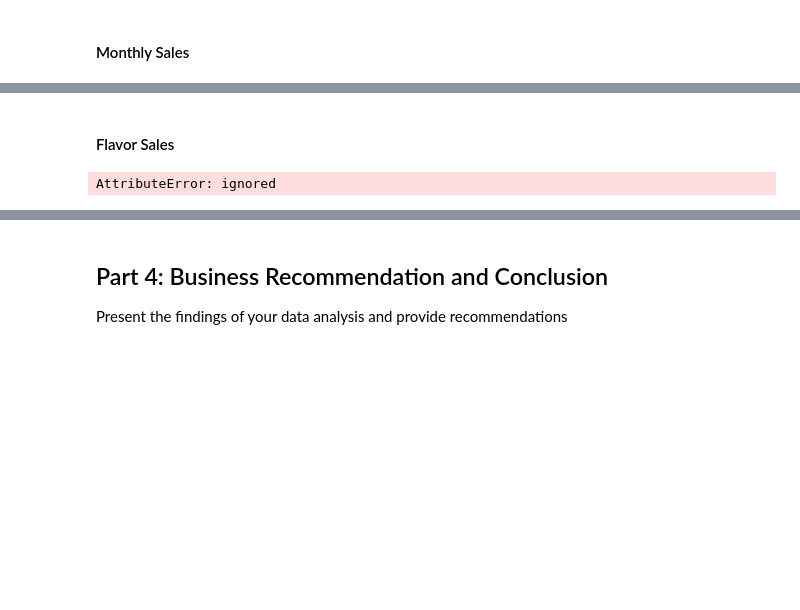
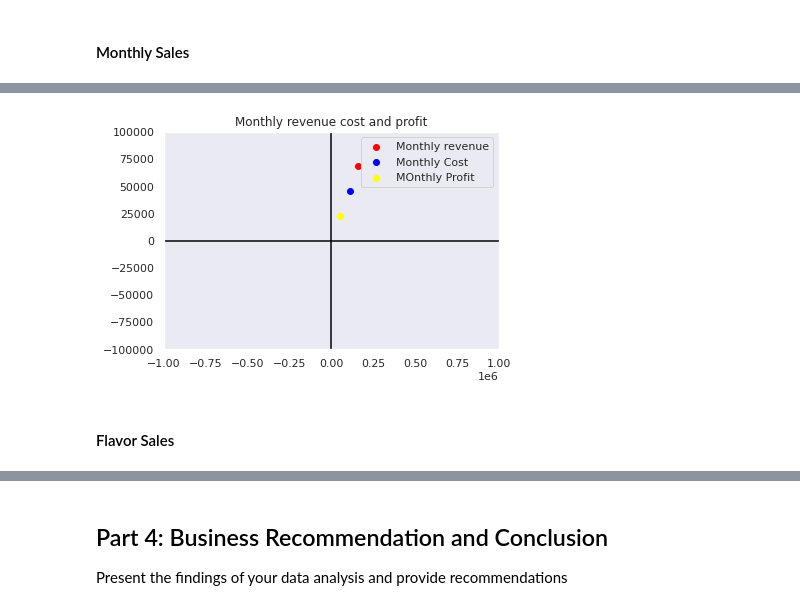
Before and after one commit to nicanorjimenez/Midterm-Project, a Jupyter notebook: LinAlg_Midterms.ipynb, the cells around one changed output, grey strips where cells are left out. Saved outputs shown, nothing was run; the diff lists cells and outputs as text; code cells hidden in the pictures; blank space fills up the shorter version.

```diff
--- a/LinAlg_Midterms.ipynb
+++ b/LinAlg_Midterms.ipynb
@@ -73,10 +73,10 @@ import numpy as np
 
 sales_mat = np.array(df_sales.set_index('flavor'))
 
-a = np.array(df_prices)[0]
-prices_mat = a.reshape((12,1))## reshaped the vector to the appropriate size
-b = np.array(df_prices)[1]
-costs_mat = b.reshape((12,1))
+array_price = np.array(df_prices)[0]
+prices_mat = array_price.reshape((12,1))## reshaped the vector to the appropriate size
+array_cost = np.array(df_prices)[1]
+costs_mat = array_cost.reshape((12,1))
 
 
 ## Do not alter these lines
@@ -105,10 +105,10 @@ Solving for the monthly profit will be the sum of all profits made on that month
 # %%
 #Create a function that *returns* and prints the monthly sales and profit for each month
 def monthly_sales(price, cost, sales):
-    monthly_revenue = np.multiply(sales_mat,prices_mat)
-    monthly_costs = np.multiply(sales_mat,costs_mat)
+    monthly_revenue = sales_mat@prices_mat
+    monthly_costs = sales_mat@costs_mat#used matrix multiplication
     monthly_profits = np.subtract(monthly_revenue,monthly_costs)
-    return monthly_revenue.flatten(), monthly_costs.flatten(), monthly_profits.flatten()
+    return monthly_revenue.flatten(), monthly_costs.flatten(), monthly_profits.flatten()#return the variables
 # %%
 ### Do not alter this cell
 month_rev, month_cost, month_profit = monthly_sales(prices_mat, costs_mat, sales_mat)
@@ -171,7 +184,26 @@ AttributeError: ignored
+# %%
+plot_month_revenue = month_rev
+plot_month_cost = month_cost
+plot_month_profit = month_profit
+
+
+
+
+plt.scatter(plot_month_revenue[0],plot_month_revenue[1], label='Monthly revenue', c='red')
+plt.scatter(plot_month_cost[0],plot_month_cost[1], label='Monthly Cost', c='blue')
+plt.scatter(plot_month_profit[0],plot_month_profit[1], label='MOnthly Profit', c='yellow')
+
+plt.title("Monthly revenue cost and profit")
+plt.xlim(-1000000, 1000000)
+plt.ylim(-100000, 100000)
+plt.axhline(y=0, color='black')
+plt.axvline(x=0, color='black')
+plt.grid()
+plt.legend()
+plt.show()
+
+#some codes inspired  from my Lab activity 2
+# %% [output]
+[figure, added]
 # %% [markdown]
 #### Flavor Sales
-# %%
-sns.heatmap(flavor_profit.corr(), annot=True, fmt=".2f")
-plt.show()
-# %% [output]
-AttributeError: ignored
```
Also changed, not shown: parts of 11 cells of this notebook.
